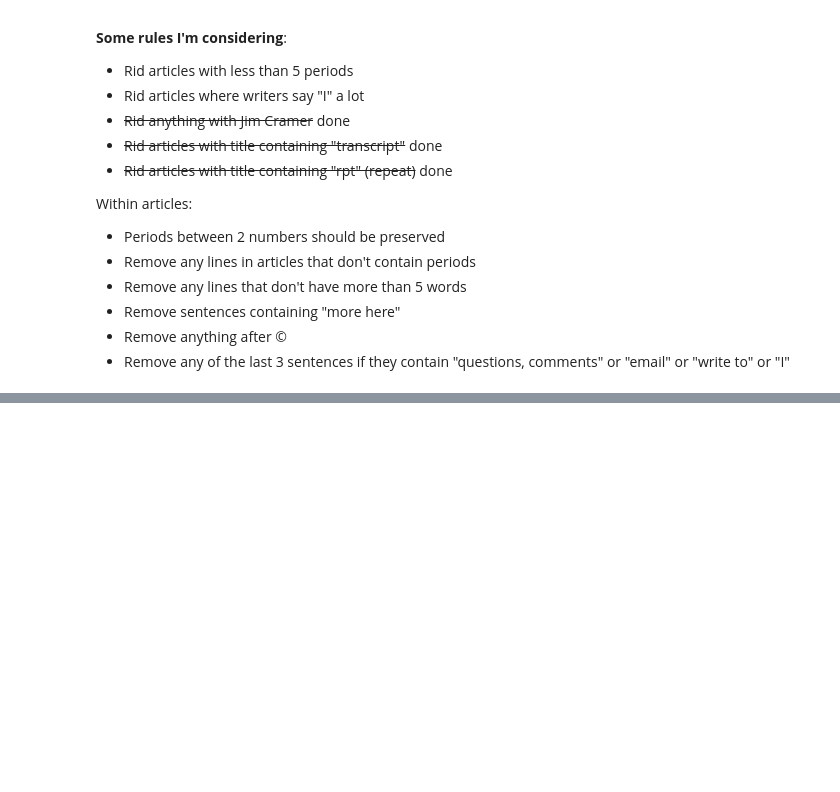
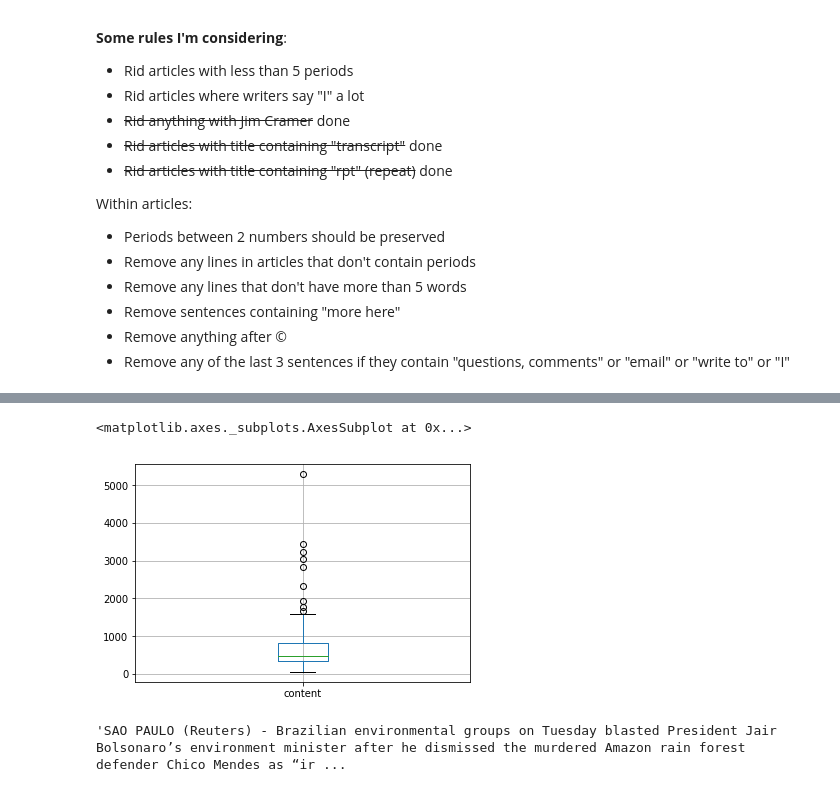
Before and after one commit to RBCCapstone/DataCollection, a Jupyter notebook: Scripts/DataClean.ipynb, the cells around one changed output, grey strips where cells are left out. Saved outputs shown, nothing was run; the diff lists cells and outputs as text; code cells hidden in the pictures; blank space fills up the shorter version.

Commit message:
Introduces new rules into DataCleaning

```diff
--- a/Scripts/DataClean.ipynb
+++ b/Scripts/DataClean.ipynb
@@ -42,23 +81,11 @@ Within articles:
 # %%
-def DataClean(rawDf):
-    #import FeatureEncoding
-    import os
-    from os import listdir
-    from os.path import isfile, join
-    from pathlib import Path
-    import pandas as pd
-    import re, string
-"""
-    # Import Article Data including corresponding Y values
-    DATA_DIR = "Data"
-    RAW_DIR = os.path.join(DATA_DIR, filename)
-    raw = pd.read_excel(RAW_DIR)
-"""
+def DataClean(rawArticleDf):
+
     #remove blanks (NaN)
-    df = rawDf.dropna(subset = ['content', 'title'])
+    cleanArticleDf = rawArticleDf.dropna(subset = ['content', 'title'])
 
     #remove blocked articles without content
-    df = df[df.content.str.contains('Your usage has been flagged', case=False) == False]
+    cleanArticleDf = cleanArticleDf[cleanArticleDf.content.str.contains('Your usage has been flagged', case=False) == False]
     df = df[df.content.str.contains('To continue, please click the box', case=False) == False]
 
     # vidoes/ads/commentary
@@ -83,9 +110,23 @@ def DataClean(rawDf):
 
     #remove punctuation, keep orig content
     df['origContent'] = df['content']
-    pattern = re.compile('[^0-9a-zA-Z ]+')
-    content= map(lambda x: pattern.sub(' ', x), df['content'])
+    pat_punctuation = re.compile('[^0-9a-zA-Z]+')
+    content= map(lambda x: punctuation.sub(' ', x), df['content'])
     df['content']=list(content)
+
+    #clean content, maintain punctuation
+    df['origContent'] = df['cleanedContent']
+    #Replace new lines with spaces
+    pat_newLine = re.compile('\s+')
+    df['cleanedContent'] = list(map(lambda x: stripNewLine.sub(' ', x), df['cleanedContent']))
+
+    #Remove any lines that don't have more than 5 words
+    #Remove sentences containing "more here"
+    #Remove anything after ©
+    #Remove any of the last 3 sentences if they contain "questions, comments" or "email" or "write to" or "I"
+
+
+
 
     ## Commented out excel interaction ##
 """
@@ -129,0 +139,2 @@ testArticles[testArticles['index']==84]
+# %%
+df = importData("newsApiOutput.xlsx")
@@ -129,0 +203,8 @@ testArticles[testArticles['index']==84]
+# %%
+df = df[df['content'].str.split().str.len() > 500]
+# %%
+plot = df['content'].str.split().str.len().to_frame().boxplot()
+plot
+# %% [output]
+<matplotlib.axes._subplots.AxesSubplot at 0x...>
+[figure, added]
@@ -129,0 +232,4 @@ testArticles[testArticles['index']==84]
+# %%
+df['cleanedContent'].iloc[100]
+# %% [output]
+'SAO PAULO (Reuters) - Brazilian environmental groups on Tuesday blasted President Jair Bolsonaro’s environment minister after he dismissed the murdered Amazon rain forest defender Chico Mendes as “ir ...
```
Also changed, not shown: parts of 11 cells of this notebook, 1 other file.
